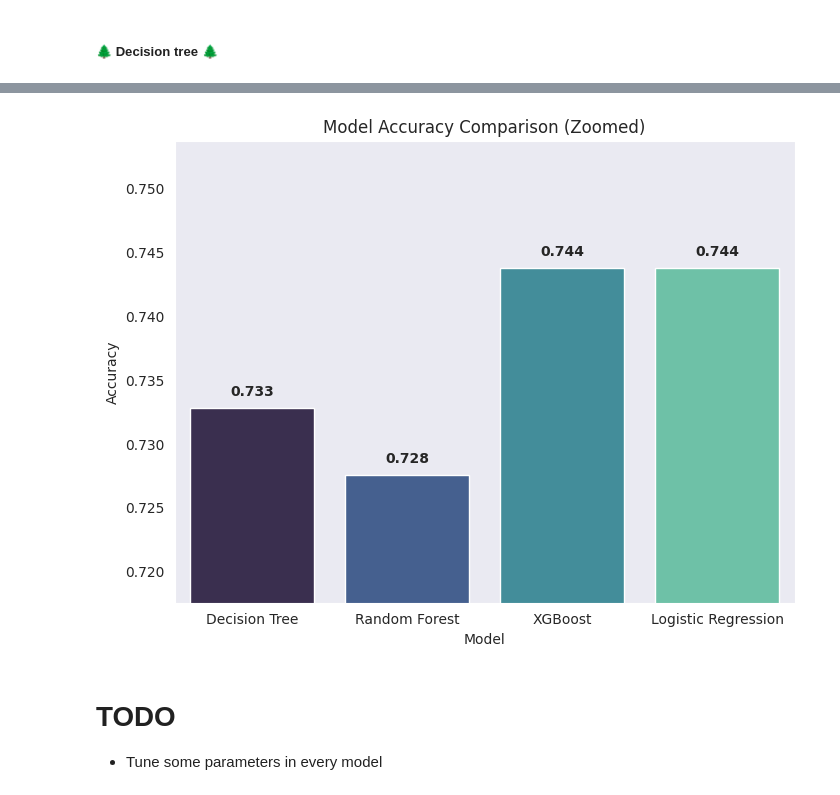
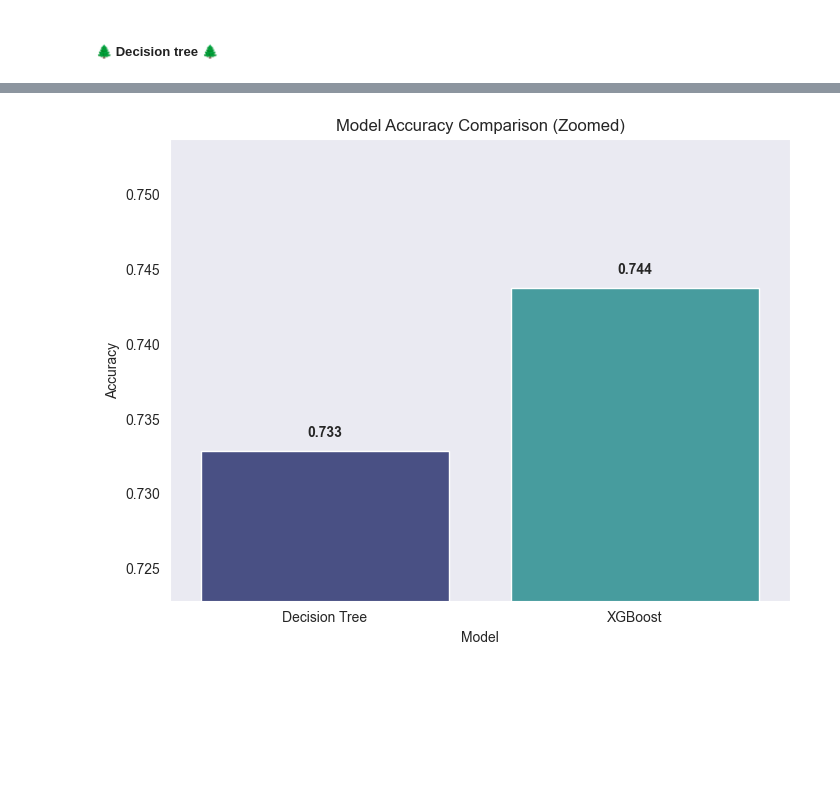
Before and after one commit to stfen/lol-data-analysis, a Jupyter notebook: model.ipynb, the cells around one changed output, grey strips where cells are left out. Drawn from its saved outputs; the diff is of its cells as text; code cells hidden in the pictures; blank space fills up the shorter version.

```diff
--- a/model.ipynb
+++ b/model.ipynb
@@ -279,7 +384,0 @@ plt.show()
-# %%
-# --- Random Forest ---
-random_forest = RandomForestClassifier(random_state=1)
-random_forest.fit(X_train, Y_train)
-y_pred_rf = random_forest.predict(X_test)
-accuracy_rf = accuracy_score(Y_test, y_pred_rf)
-print("Random Forest Accuracy:", accuracy_rf)
@@ -296,0 +387,25 @@ def plot_roc(model, X_test, Y_test, model_name):
+# %%
+xgb_clf = xgb.XGBClassifier(use_label_encoder=False, eval_metric='logloss', random_state=0)
+
+param_grid = {
+    'n_estimators': [100, 200],
+    'max_depth': [1, 2, 3],
+    'learning_rate': [0.01, 0.1, 0.2],
+    'subsample': [0.2, 0.4, 0.6, 0.8, 1.0],
+    'colsample_bytree': [0.8, 1.0],
+    'gamma': [0, 10, 20]
+}
+
+grid_search = GridSearchCV(
+    estimator=xgb_clf,
+    param_grid=param_grid,
+    cv=10,
+    scoring='accuracy',
+    verbose=1,
+    n_jobs=-1
+)
+
+
+grid_search.fit(X_train, Y_train)
+
+print("Best parameters:", grid_search.best_params_)
@@ -297,10 +415,8 @@ def plot_roc(model, X_test, Y_test, model_name):
 # %%
-# # XGBoost
-
-xgb_clf = xgb.XGBClassifier(n_estimators=1000, learning_rate=0.07, max_depth=5, subsample=1, colsample_bytree=1, gamma=20)
+xgb_clf = xgb.XGBClassifier(n_estimators=100, learning_rate=0.06, max_depth=4, subsample=0.4, colsample_bytree=0.8, gamma=20, random_state=0)
+evaluate_model_cv(X, Y, xgb_clf)
 
 xgb_clf.fit(X_train, Y_train,
-           # early_stopping_rounds=50,
             eval_set=[(X_test, Y_test)],
             verbose=False)
 
@@ -362,32 +437,27 @@ plt.show()
 # %%
 model_results = {
     'Decision Tree': accuracy_dt,
-    'Random Forest': accuracy_rf,
     'XGBoost': accuracy_xgb,
-    'Logistic Regression': accuracy_log
 }
 
 df_results = pd.DataFrame({
     'Model': list(model_results.keys()),
     'Accuracy': list(model_results.values())
 })
 
 plt.figure(figsize=(8,6))
 sns.barplot(data=df_results, x='Model', y='Accuracy', hue='Model', dodge=False, palette='mako')
 plt.ylim(df_results['Accuracy'].min() - 0.01, df_results['Accuracy'].max() + 0.01)
 
 plt.title('Model Accuracy Comparison (Zoomed)')
 plt.ylabel('Accuracy')
 plt.xlabel('Model')
 plt.grid(axis='y')
 
 acc_values = list(model_results.values())
 for i, v in enumerate(acc_values):
     plt.text(i, v + 0.001, f"{v:.3f}", ha='center', fontweight='bold')
 
 plt.show()
 # %% [output]
-[figure, old version]
+[figure, new version]
-# %% [markdown]
-# TODO
-- Tune some parameters in every model
```
Also changed, not shown: parts of 26 cells of this notebook.
